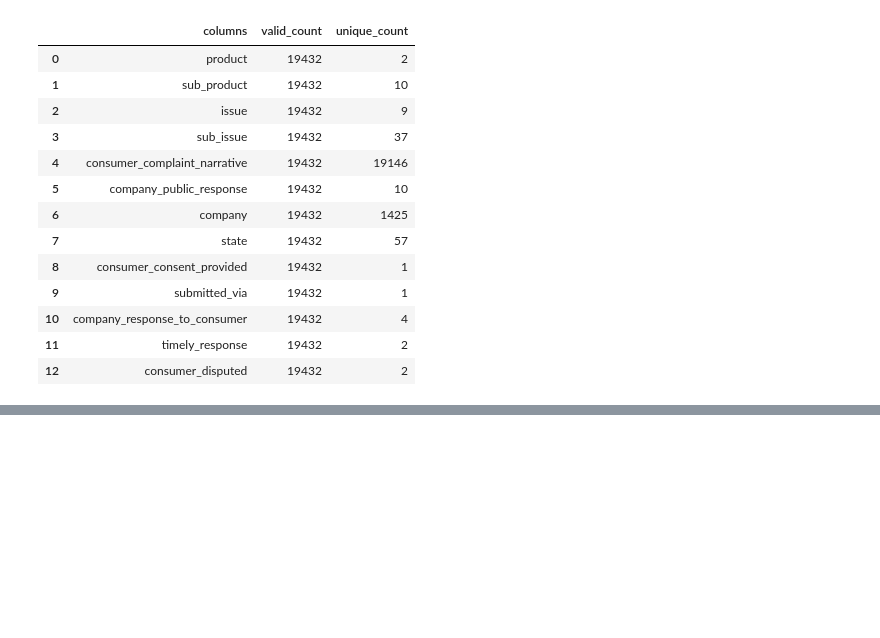
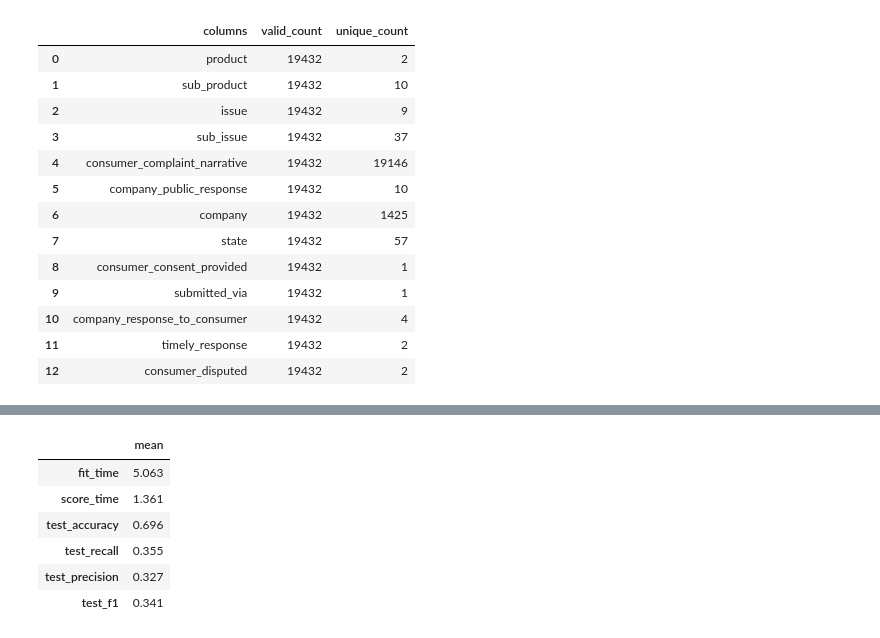
Before and after one commit to UBC-MDS/DSCI-522_Team12, a Jupyter notebook: notebooks/2.1-ly_analysis.ipynb, the cells around one changed output, grey strips where cells are left out. Saved outputs shown, nothing was run; the diff lists cells and outputs as text; code cells hidden in the pictures; blank space fills up the shorter version.

```diff
--- a/src/analysis/ly_analysis.ipynb
+++ b/notebooks/2.1-ly_analysis.ipynb
@@ -124,9 +149,17 @@ cross_val_results['logreg']
 # %%
 from sklearn.naive_bayes import BernoulliNB
-pipe_lr = make_pipeline(preprocessor, BernoulliNB(alpha = 0.1))
+pipe_nb = make_pipeline(preprocessor, BernoulliNB(alpha = 0.1))
 cross_val_results['bayes'] = pd.DataFrame(cross_validate(
-    pipe_lr, X_train, y_train, n_jobs=-1, scoring=scoring_metrics)).agg(['mean']).round(3).T
+    pipe_nb, X_train, y_train, n_jobs=-1, scoring=scoring_metrics)).agg(['mean']).round(3).T
 cross_val_results['bayes']
+# %% [output]
+|  | mean |
+| fit_time | 5.063 |
+| score_time | 1.361 |
+| test_accuracy | 0.696 |
+| test_recall | 0.355 |
+| test_precision | 0.327 |
+| test_f1 | 0.341 |
 # %%
 from sklearn.svm import SVC
 pipe_svc = make_pipeline(preprocessor, SVC(class_weight='balanced'))
```
Also changed, not shown: parts of 14 cells of this notebook, 1 other file.
